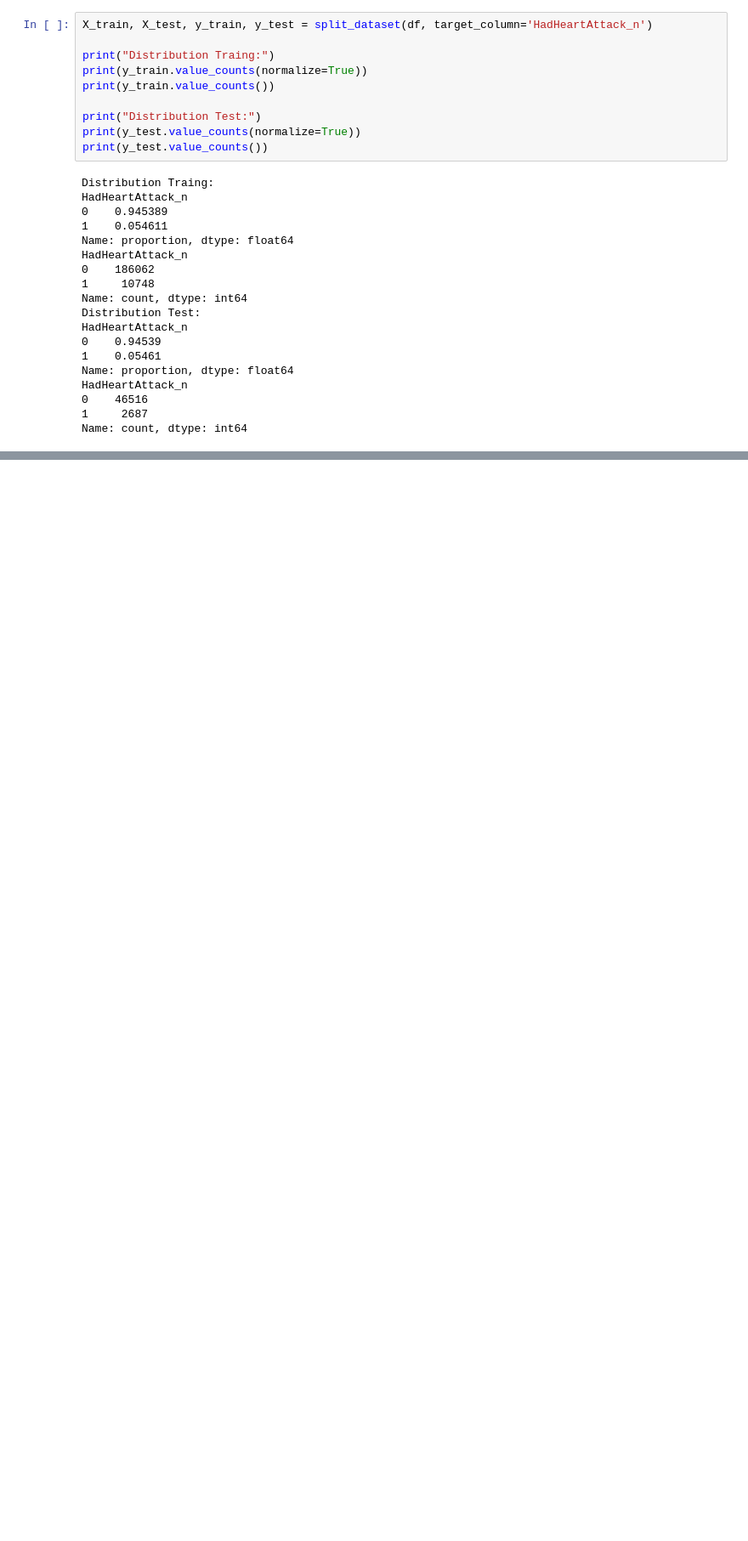
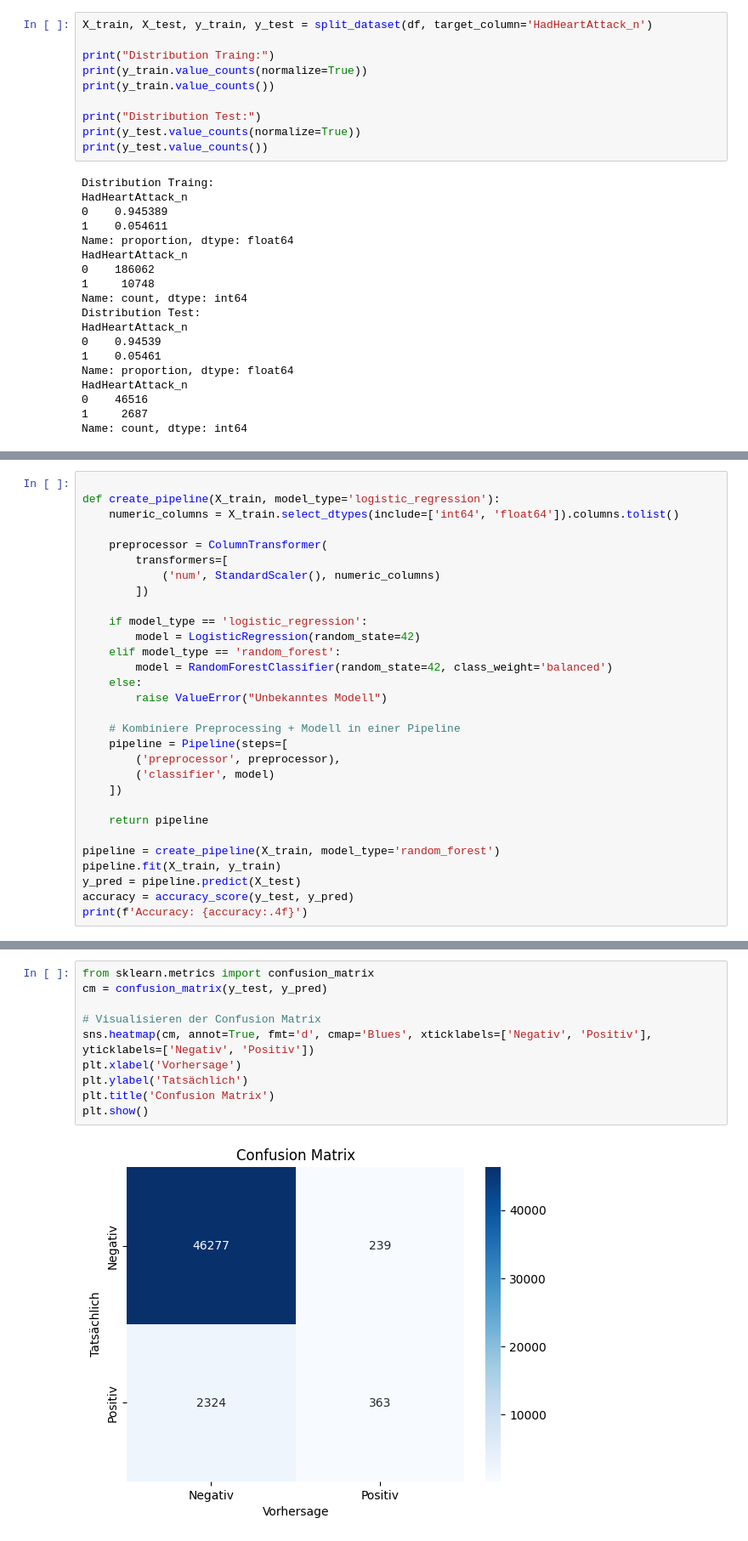
Before and after one commit to kenansamet/DASC, a Jupyter notebook: PredictiveChallenge/Training.ipynb, the cells around one changed output, grey strips where cells are left out. Shown: that part at 85% size. Cells and saved outputs as stored; diff of their text form; blank space fills up the shorter version.

Commit message:
Added training

```diff
--- a/PredictiveChallenge/Training.ipynb
+++ b/PredictiveChallenge/Training.ipynb
@@ -228,0 +235,30 @@ Name: count, dtype: int64
+# %%
+
+def create_pipeline(X_train, model_type='logistic_regression'):
+    numeric_columns = X_train.select_dtypes(include=['int64', 'float64']).columns.tolist()
+
+    preprocessor = ColumnTransformer(
+        transformers=[
+            ('num', StandardScaler(), numeric_columns)
+        ])
+
+    if model_type == 'logistic_regression':
+        model = LogisticRegression(random_state=42)
+    elif model_type == 'random_forest':
+        model = RandomForestClassifier(random_state=42, class_weight='balanced')
+    else:
+        raise ValueError("Unbekanntes Modell")
+
+    # Kombiniere Preprocessing + Modell in einer Pipeline
+    pipeline = Pipeline(steps=[
+        ('preprocessor', preprocessor),
+        ('classifier', model)
+    ])
+
+    return pipeline
+
+pipeline = create_pipeline(X_train, model_type='random_forest')
+pipeline.fit(X_train, y_train)
+y_pred = pipeline.predict(X_test)
+accuracy = accuracy_score(y_test, y_pred)
+print(f'Accuracy: {accuracy:.4f}')
@@ -228,0 +278,12 @@ Name: count, dtype: int64
+# %%
+from sklearn.metrics import confusion_matrix
+cm = confusion_matrix(y_test, y_pred)
+
+# Visualisieren der Confusion Matrix
+sns.heatmap(cm, annot=True, fmt='d', cmap='Blues', xticklabels=['Negativ', 'Positiv'], yticklabels=['Negativ', 'Positiv'])
+plt.xlabel('Vorhersage')
+plt.ylabel('Tatsächlich')
+plt.title('Confusion Matrix')
+plt.show()
+# %% [output]
+[figure, added]
```
Also changed, not shown: parts of 4 cells of this notebook.
